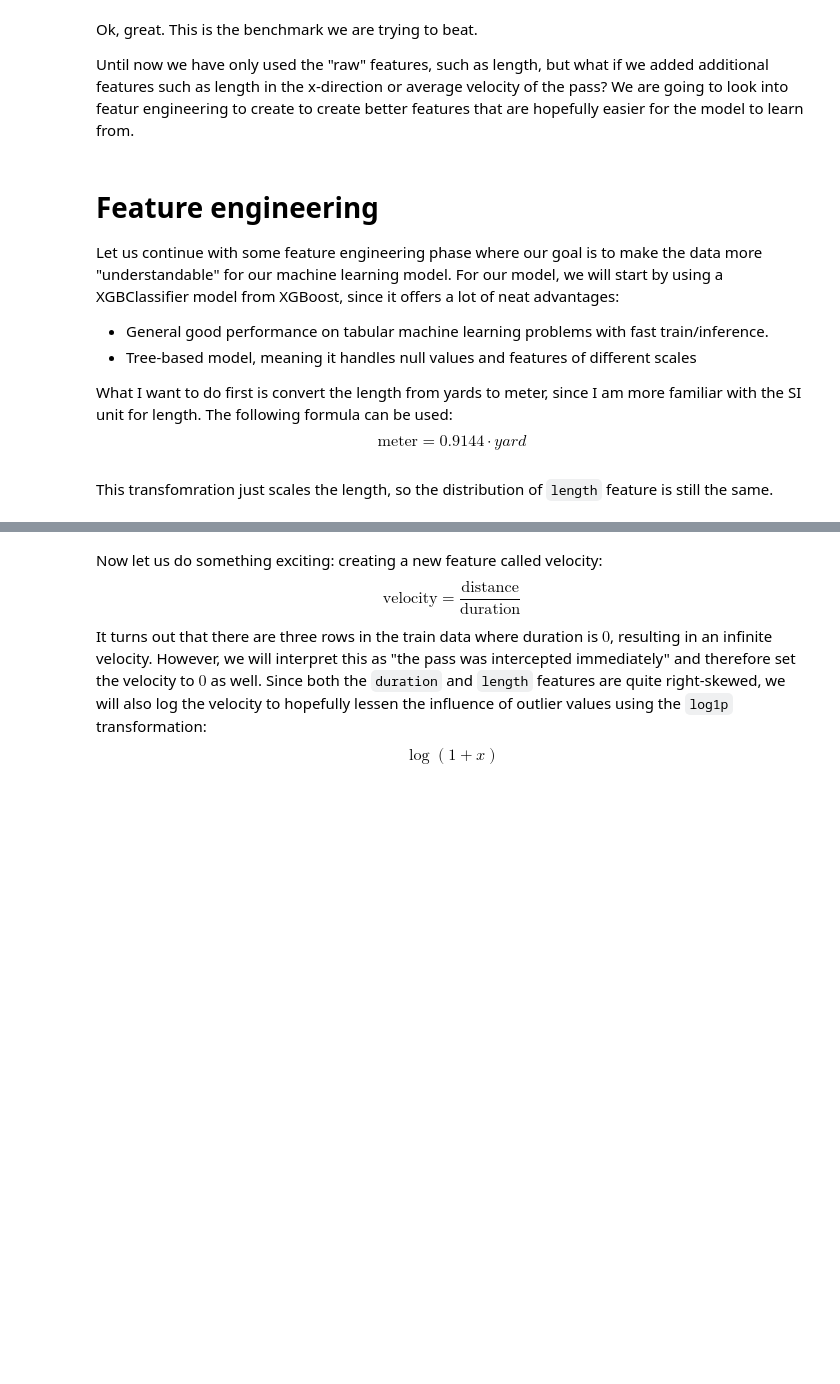
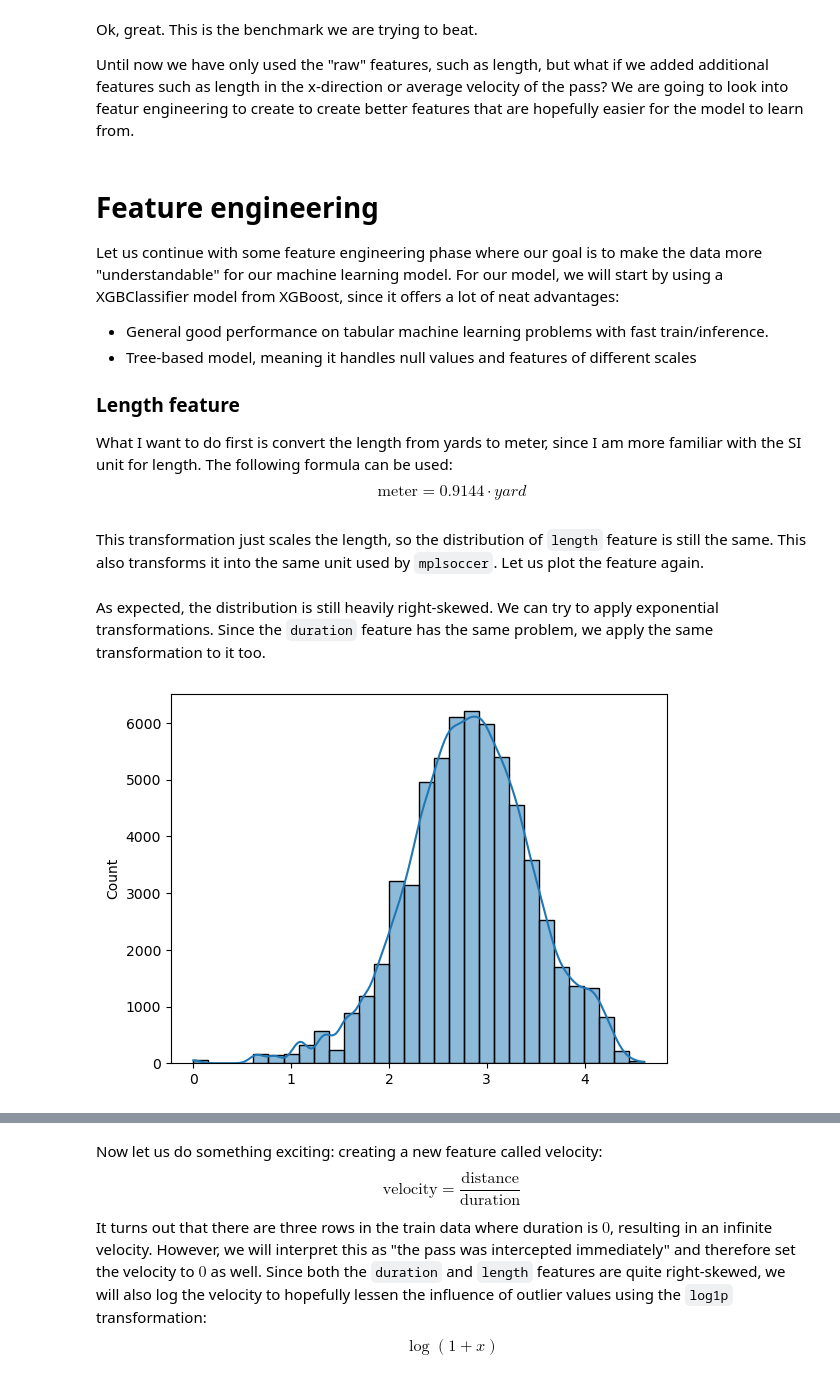
Before and after one commit to yucheng-fu/football_analytics, a Jupyter notebook: 02-analysis/02-analysis.ipynb, the cells around one changed output, grey strips where cells are left out. Drawn from its saved outputs; the diff is of its cells as text; code cells hidden in the pictures; blank space fills up the shorter version.

```diff
--- a/02-analysis/02-analysis.ipynb
+++ b/02-analysis/02-analysis.ipynb
@@ -200,6 +204,8 @@ Let us continue with some feature engineering phase where our goal is to make th
 - General good performance on tabular machine learning problems with fast train/inference.
 - Tree-based model, meaning it handles null values and features of different scales
 
+### Length feature
+
 What I want to do first is convert the length from yards to meter, since I am more familiar with the SI unit for length. The following formula can be used:
 $$
 \text{meter} = 0.9144 \cdot {yard}
@@ -207,4 +213,6 @@ $$
 # %%
 X_train = feature_engineering_handler.preprocess_length_column()
 # %% [markdown]
-This transfomration just scales the length, so the distribution of ``length`` feature is still the same.
+This transformation just scales the length, so the distribution of ``length`` feature is still the same. This also transforms it into the same unit used by ``mplsoccer``. Let us plot the feature again.
+# %% [markdown]
+As expected, the distribution is still heavily right-skewed. We can try to apply exponential transformations. Since the ``duration`` feature has the same problem, we apply the same transformation to it too.
@@ -210,0 +221,4 @@ This transfomration just scales the length, so the distribution of ``length`` fe
+# %%
+plot_single_feature_distribution(train_df=X_train, col="log_length")
+# %% [output]
+[figure, added]
```
Also changed, not shown: parts of 24 cells of this notebook.
